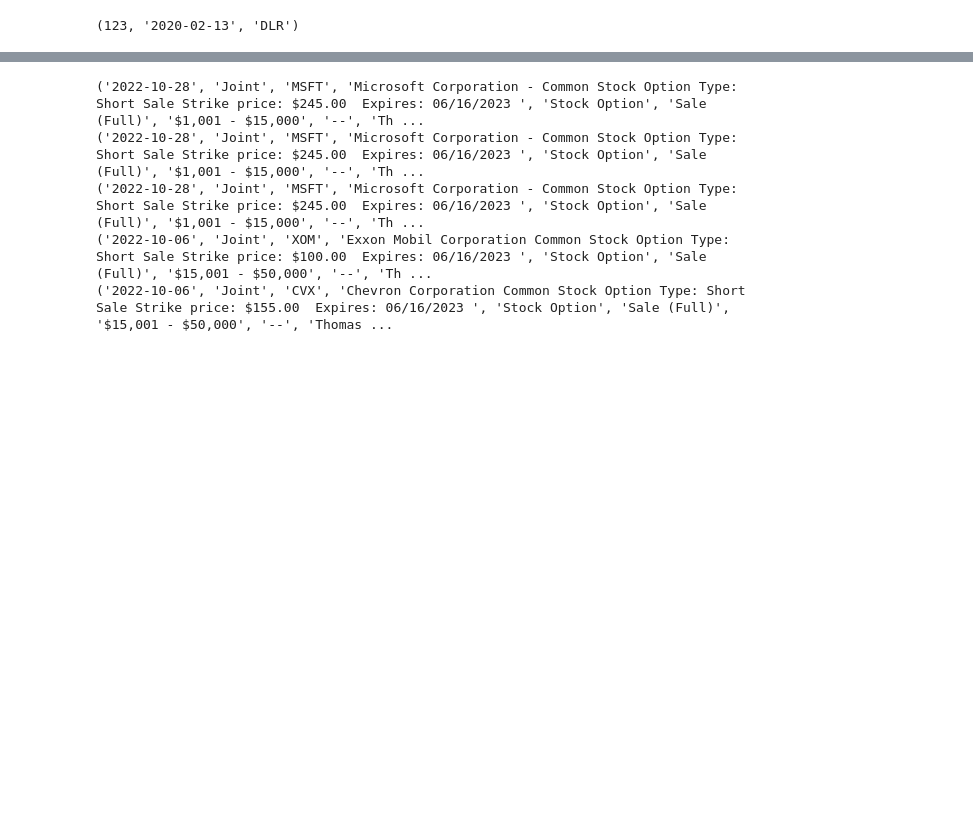
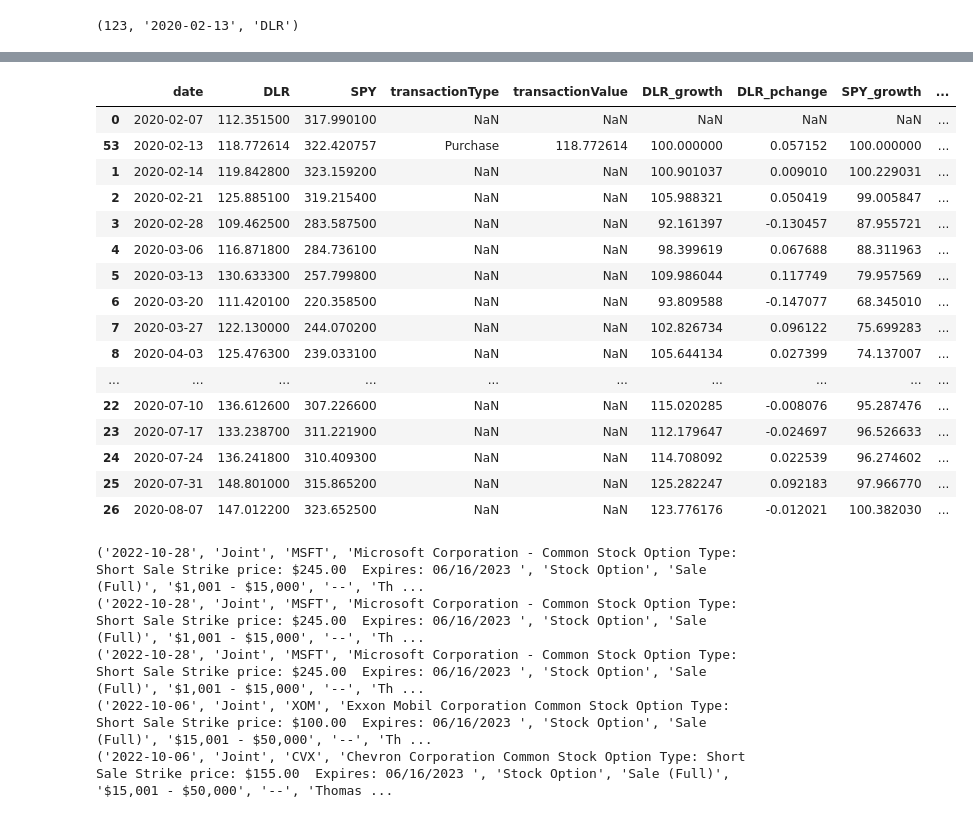
Before and after one commit to MattTheEconomist/Senator-Investments-ETL, a Jupyter notebook: EDA.ipynb, the cells around one changed output, grey strips where cells are left out. Cells and saved outputs as stored; diff of their text form; code cells hidden in the pictures; blank space fills up the shorter version.

```diff
--- a/EDA.ipynb
+++ b/EDA.ipynb
@@ -1278,3 +1284,23 @@ findRelevantTransactions(*testParams)
+# %%
+alphaFrame(*testParams)
+# %% [output]
+|  | date | DLR | SPY | transactionType | transactionValue | DLR_growth | DLR_pchange | SPY_growth | ... |
+| 0 | 2020-02-07 | 112.351500 | 317.990100 | NaN | NaN | NaN | NaN | NaN | ... |
+| 53 | 2020-02-13 | 118.772614 | 322.420757 | Purchase | 118.772614 | 100.000000 | 0.057152 | 100.000000 | ... |
+| 1 | 2020-02-14 | 119.842800 | 323.159200 | NaN | NaN | 100.901037 | 0.009010 | 100.229031 | ... |
+| 2 | 2020-02-21 | 125.885100 | 319.215400 | NaN | NaN | 105.988321 | 0.050419 | 99.005847 | ... |
+| 3 | 2020-02-28 | 109.462500 | 283.587500 | NaN | NaN | 92.161397 | -0.130457 | 87.955721 | ... |
+| 4 | 2020-03-06 | 116.871800 | 284.736100 | NaN | NaN | 98.399619 | 0.067688 | 88.311963 | ... |
+| 5 | 2020-03-13 | 130.633300 | 257.799800 | NaN | NaN | 109.986044 | 0.117749 | 79.957569 | ... |
+| 6 | 2020-03-20 | 111.420100 | 220.358500 | NaN | NaN | 93.809588 | -0.147077 | 68.345010 | ... |
+| 7 | 2020-03-27 | 122.130000 | 244.070200 | NaN | NaN | 102.826734 | 0.096122 | 75.699283 | ... |
+| 8 | 2020-04-03 | 125.476300 | 239.033100 | NaN | NaN | 105.644134 | 0.027399 | 74.137007 | ... |
+| ... | ... | ... | ... | ... | ... | ... | ... | ... | ... |
+| 22 | 2020-07-10 | 136.612600 | 307.226600 | NaN | NaN | 115.020285 | -0.008076 | 95.287476 | ... |
+| 23 | 2020-07-17 | 133.238700 | 311.221900 | NaN | NaN | 112.179647 | -0.024697 | 96.526633 | ... |
+| 24 | 2020-07-24 | 136.241800 | 310.409300 | NaN | NaN | 114.708092 | 0.022539 | 96.274602 | ... |
+| 25 | 2020-07-31 | 148.801000 | 315.865200 | NaN | NaN | 125.282247 | 0.092183 | 97.966770 | ... |
+| 26 | 2020-08-07 | 147.012200 | 323.652500 | NaN | NaN | 123.776176 | -0.012021 | 100.382030 | ... |
 # %%
 # transactions_new.to_csv("./CSV Files/transactions_new.csv")
 # %%
```
Also changed, not shown: parts of 13 cells of this notebook, 6 other files.
